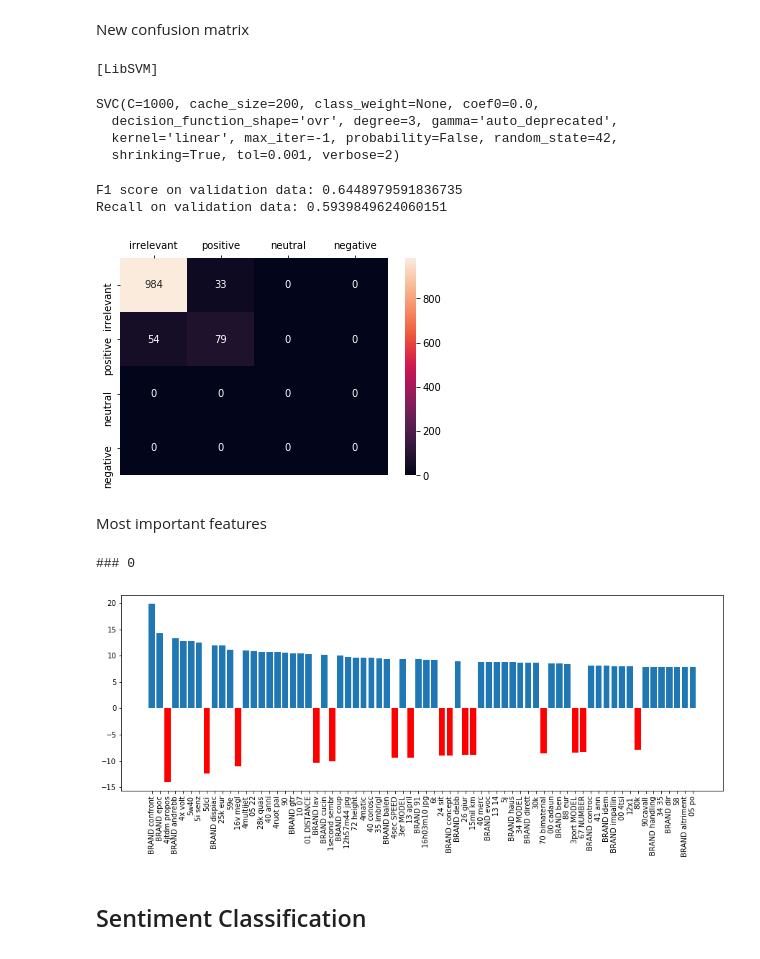
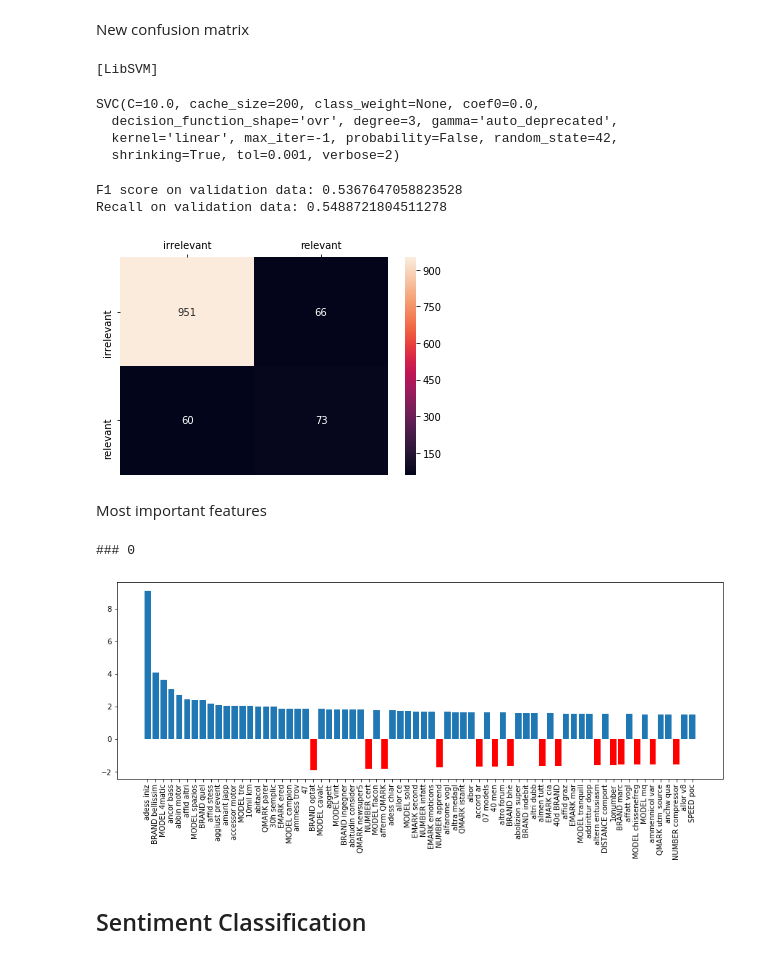
Before and after one commit to elRava/master_thesis_sentiment_analysis, a Jupyter notebook: src/Classification_Tests.ipynb, the cells around one changed output. Saved outputs shown, nothing was run; the diff lists cells and outputs as text; code cells hidden in the pictures.

```diff
--- a/src/Classification_Tests.ipynb
+++ b/src/Classification_Tests.ipynb
@@ -624,27 +653,27 @@ train_y_selected = train_y
 # %%
 skf = StratifiedKFold(n_splits=5, random_state=42, shuffle=False)
-svm_clf_selected = svm.SVC(kernel='linear', decision_function_shape='ovr', verbose=2, random_state=42)
+svm_clf_fs = svm.SVC(kernel='linear', decision_function_shape='ovr', verbose=2, random_state=42)
 
 tuned_parameters = {'C': np.logspace(-3, 3, 7),}
 
-scores = ['recall']
+scores = ['f1']
 
 for score in scores:
     print("# Tuning hyper-parameters for %s" % score)
     print()
 
-    clf_selected = GridSearchCV(svm_clf_selected, tuned_parameters, cv=skf, n_jobs=-1, scoring=score, verbose=2)
-    clf_selected.fit(train_X_selected, train_y_selected)
+    clf_fs = GridSearchCV(svm_clf_fs, tuned_parameters, cv=skf, n_jobs=-1, scoring=score, verbose=2)
+    clf_fs.fit(train_X_fs, train_y_fs)
 
     print("Best parameters set found on development set:")
     print()
-    print(clf_selected.best_params_)
+    print(clf_fs.best_params_)
     print()
     print("Grid scores on development set:")
     print()
-    means = clf_selected.cv_results_['mean_test_score']
-    stds = clf_selected.cv_results_['std_test_score']
-    for mean, std, params in zip(means, stds, clf_selected.cv_results_['params']):
+    means = clf_fs.cv_results_['mean_test_score']
+    stds = clf_fs.cv_results_['std_test_score']
+    for mean, std, params in zip(means, stds, clf_fs.cv_results_['params']):
         print("%0.3f (+/-%0.03f) for %r" % (mean, std * 2, params))
     print()
 # %% [output]
@@ -669,30 +698,30 @@ Grid scores on development set:
 # %% [markdown]
 New confusion matrix
 # %%
-train_X_fs, test_X_fs, train_y_fs, test_y_fs = train_test_split(train_X_selected, train_y_selected, test_size=0.2, stratify=train_y_selected, random_state=42)
+#train_X_fs, test_X_fs, train_y_fs, test_y_fs = train_test_split(train_X_selected, train_y_selected, test_size=0.2, stratify=train_y_selected, random_state=42)
 # %%
-best_clf_fs = svm.SVC(kernel='linear', C=1000, decision_function_shape='ovr', verbose=2, random_state=42)
+best_clf_fs = svm.SVC(kernel='linear', C=clf_fs.best_params_['C'], decision_function_shape='ovr', verbose=2, random_state=42)
 best_clf_fs.fit(train_X_fs, train_y_fs)
 # %% [output]
 [LibSVM]
-SVC(C=1000, cache_size=200, class_weight=None, coef0=0.0,
+SVC(C=10.0, cache_size=200, class_weight=None, coef0=0.0,
   decision_function_shape='ovr', degree=3, gamma='auto_deprecated',
   kernel='linear', max_iter=-1, probability=False, random_state=42,
   shrinking=True, tol=0.001, verbose=2)
 # %%
 # predictions
-pred_y_fs = best_clf_fs.predict(test_X_fs)
+pred_y_fs = best_clf_fs.predict(valid_X_fs)
 # %%
 # 0=irrilevante, 1=positivo, 2=neutro, 3=negativo
-print('F1 score on validation data: ' + str(f1_score(test_y_fs, pred_y_fs)))
-print('Recall on validation data: ' + str(recall_score(test_y_fs, pred_y_fs)))
-cm = confusion_matrix(test_y_fs, pred_y_fs, labels=[0, 1, 2, 3])
-ax = sns.heatmap(cm, annot=True, xticklabels=['irrelevant','positive','neutral', 'negative'], yticklabels=['irrelevant','positive','neutral', 'negative'], fmt="d")
+print('F1 score on validation data: ' + str(f1_score(valid_y_fs, pred_y_fs)))
+print('Recall on validation data: ' + str(recall_score(valid_y_fs, pred_y_fs)))
+cm = confusion_matrix(valid_y_fs, pred_y_fs, labels=[0, 1])
+ax = sns.heatmap(cm, annot=True, xticklabels=['irrelevant','relevant'], yticklabels=['irrelevant','relevant'], fmt="d")
 ax.xaxis.set_ticks_position('top')
 # %% [output]
-F1 score on validation data: 0.6448979591836735
-Recall on validation data: 0.5939849624060151
+F1 score on validation data: 0.5367647058823528
+Recall on validation data: 0.5488721804511278
-[figure, old version]
+[figure, new version]
 # %% [markdown]
 Most important features
 # %%
@@ -702,7 +731,7 @@ for i in range(weights.shape[0]):
     print('### ' + str(i))
     fn = []
     fv = []
-    f = [i for i in sorted(zip(map(lambda x: round(x, 4), clf_selected.best_estimator_.coef_[i].data), clf_selected.best_estimator_.coef_[i].indices), reverse=True, key=lambda k: abs(k[0]))][:best_n]
+    f = [i for i in sorted(zip(map(lambda x: round(x, 4), clf_fs.best_estimator_.coef_[i].data), clf_fs.best_estimator_.coef_[i].indices), reverse=True, key=lambda k: abs(k[0]))][:best_n]
     for j in range(len(f)):
         fn.append(feature_names[f[j][1]])
         fv.append(f[j][0])
@@ -714,7 +743,7 @@ for i in range(weights.shape[0]):
     plt.show()
 # %% [output]
 ### 0
-[figure, old version]
+[figure, new version]
 # %% [markdown]
 ## Sentiment Classification
 # %%
```
Also changed, not shown: parts of 78 cells of this notebook.
